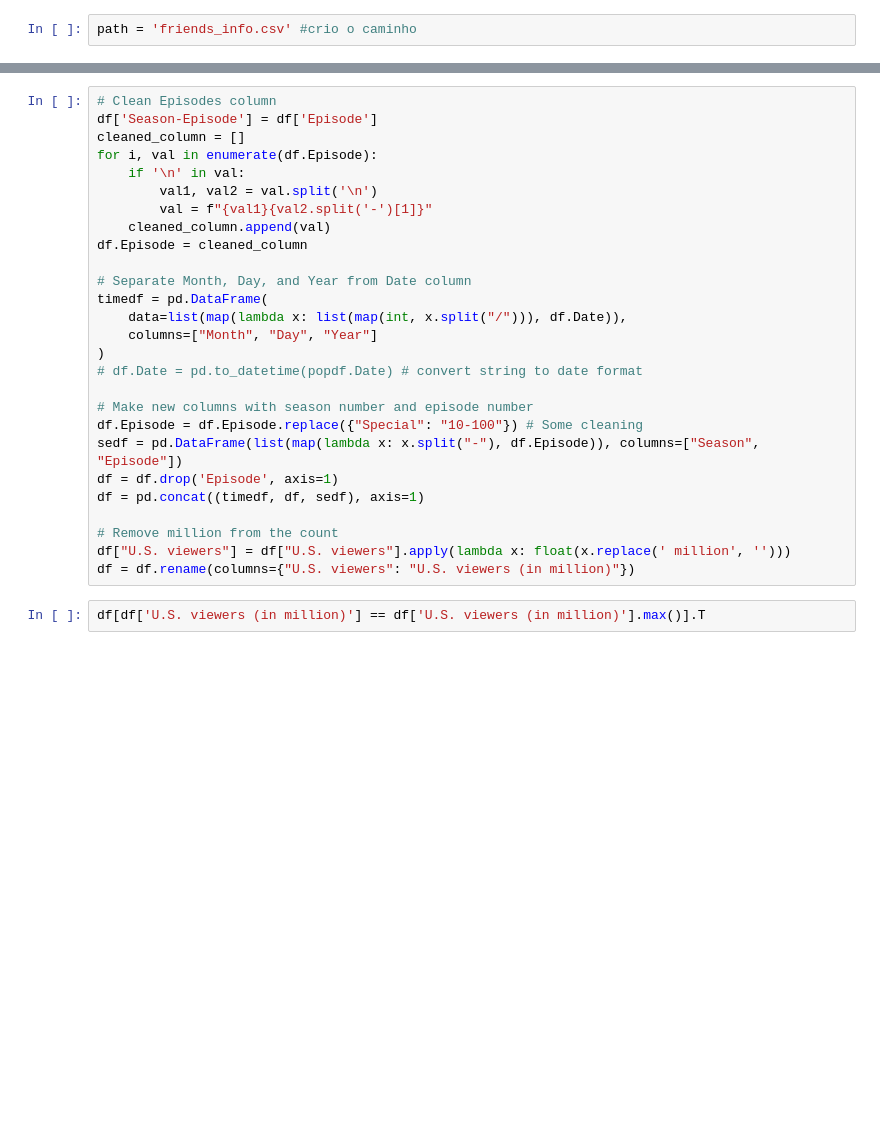
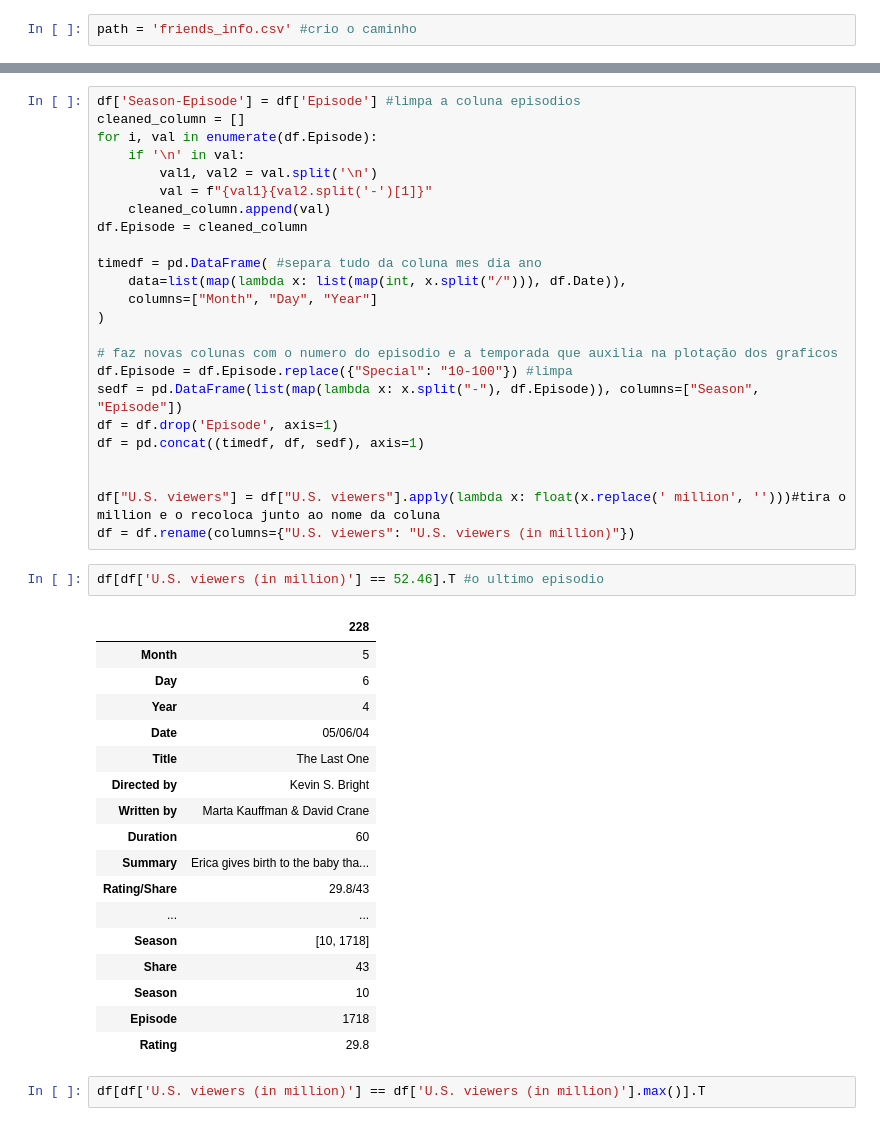
Before and after one commit to goodofd3ath2/AspNetCore.Docs, a Jupyter notebook: Cópia_de_Untitled0.ipynb, the cells around one changed output, grey strips where cells are left out. Cells and saved outputs as stored; diff of their text form; blank space fills up the shorter version.

```diff
--- a/Cópia_de_Untitled0.ipynb
+++ b/Cópia_de_Untitled0.ipynb
@@ -42,8 +42,7 @@ display(df.sample(10)) #escolho quantas linhas vão ser mostradas na tela
 | 149 | 12/07/00 | 07-09 | The One with All the Candy | David Schwimmer | Wil Calhoun | 22.0 | Monica makes candy to get to know... | 13.6/22 | 21.08 million | ... |
 | 217 | 11/13/03 | 10-07 | The One with the Home Study | Kevin S. Bright | Mark Kunerth | 22.0 | Monica and Chandler nervously pre... | 13.2/21 | 20.21 million | ... |
 # %%
-# Clean Episodes column
-df['Season-Episode'] = df['Episode']
+df['Season-Episode'] = df['Episode'] #limpa a coluna episodios
 cleaned_column = []
 for i, val in enumerate(df.Episode):
     if '\n' in val:
@@ -52,22 +51,40 @@ for i, val in enumerate(df.Episode):
     cleaned_column.append(val)
 df.Episode = cleaned_column
 
-# Separate Month, Day, and Year from Date column
-timedf = pd.DataFrame(
+timedf = pd.DataFrame( #separa tudo da coluna mes dia ano
     data=list(map(lambda x: list(map(int, x.split("/"))), df.Date)),
     columns=["Month", "Day", "Year"]
 )
-# df.Date = pd.to_datetime(popdf.Date) # convert string to date format
 
-# Make new columns with season number and episode number
-df.Episode = df.Episode.replace({"Special": "10-100"}) # Some cleaning
+# faz novas colunas com o numero do episodio e a temporada que auxilia na plotação dos graficos
+df.Episode = df.Episode.replace({"Special": "10-100"}) #limpa
 sedf = pd.DataFrame(list(map(lambda x: x.split("-"), df.Episode)), columns=["Season", "Episode"])
 df = df.drop('Episode', axis=1)
 df = pd.concat((timedf, df, sedf), axis=1)
 
-# Remove million from the count
-df["U.S. viewers"] = df["U.S. viewers"].apply(lambda x: float(x.replace(' million', '')))
+
+df["U.S. viewers"] = df["U.S. viewers"].apply(lambda x: float(x.replace(' million', '')))#tira o million e o recoloca junto ao nome da coluna
 df = df.rename(columns={"U.S. viewers": "U.S. viewers (in million)"})
+# %%
+df[df['U.S. viewers (in million)'] == 52.46].T #o ultimo episodio
+# %% [output]
+|  | 228 |
+| Month | 5 |
+| Day | 6 |
+| Year | 4 |
+| Date | 05/06/04 |
+| Title | The Last One |
+| Directed by | Kevin S. Bright |
+| Written by | Marta Kauffman & David Crane |
+| Duration | 60 |
+| Summary | Erica gives birth to the baby tha... |
+| Rating/Share | 29.8/43 |
+| ... | ... |
+| Season | [10, 1718] |
+| Share | 43 |
+| Season | 10 |
+| Episode | 1718 |
+| Rating | 29.8 |
 # %%
 df[df['U.S. viewers (in million)'] == df['U.S. viewers (in million)'].max()].T
 # %% [output]
```
Also changed, not shown: parts of 1 cell of this notebook.
